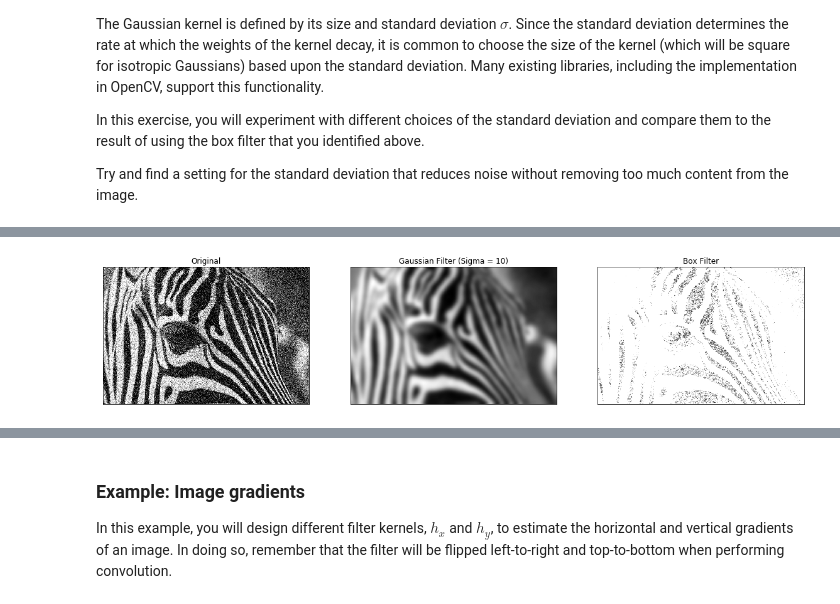
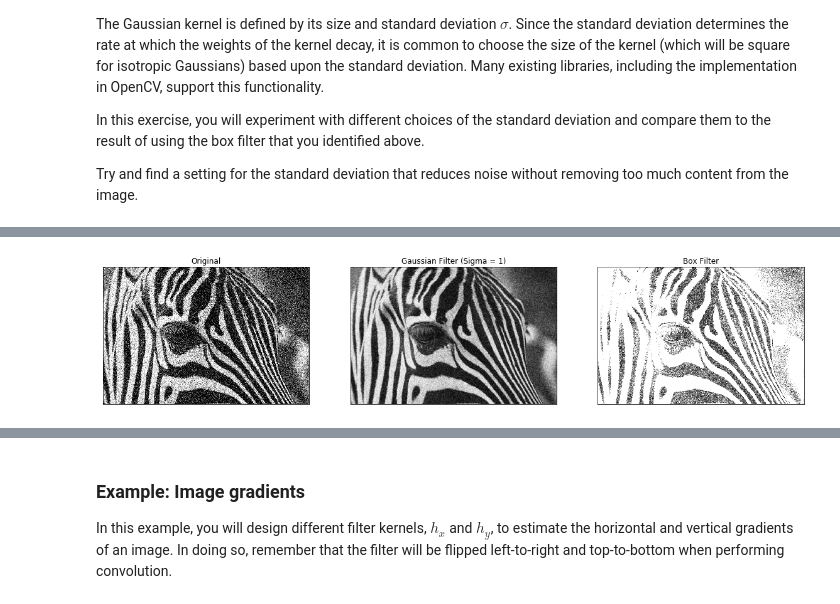
Before and after one commit to duckietown/duckietown-lx, a Jupyter notebook: visual_lane_servoing/solution/04-Image-Filtering/image_filtering.ipynb, the cells around one changed output, grey strips where cells are left out. Drawn from its saved outputs; the diff is of its cells as text; code cells hidden in the pictures.

```diff
--- a/visual_lane_servoing/solution/04-Image-Filtering/image_filtering.ipynb
+++ b/visual_lane_servoing/solution/04-Image-Filtering/image_filtering.ipynb
@@ -70,7 +66,8 @@ Can you find the filter width above which too much detail is lost? Try lowering
 # %%
-
-width = 4    # TODO CHANGE ME
-hbox = np.random.rand(width,width)
+# TODO: Create a 3x3 box filter and compare the result of convolving the noisy image above with larger box filters.
+#       Can you find the filter width above which too much detail is lost?
+width = 3
+hbox = np.random.rand(width,width) # CHANGE ME
 
 # load the image
 img = cv2.imread('../images/image_filtering/zebra-noisy.jpg', 0)
@@ -122,21 +115,23 @@ Identify a setting for the standard deviation that removes noise while not elimi
 # %%
-sigma = 10    # TODO CHANGE ME
+# TODO: Experiment with different settings for the standard deviation of the Gaussian and compare the results to a box filter.
+#.      Identify a setting for the standard deviation that removes noise while not eliminating too much valid content.
+sigma = 1
 
 # Smooth the image using a Gaussian kernel
 img_gaussian_filter = cv2.GaussianBlur(img,(0,0), sigma)
 
 # Visualize the filtered image alongside the original image.
 fig = plt.figure(figsize = (20,20))
 ax1 = fig.add_subplot(1,3,1)
 ax1.imshow(img,cmap = 'gray')
 ax1.set_title('Original'), ax1.set_xticks([]), ax1.set_yticks([])
 ax2 = fig.add_subplot(1,3,2)
 ax2.imshow(img_gaussian_filter,cmap = 'gray')
 ax2.set_title('Gaussian Filter (Sigma = ' + str(sigma) +')'), ax2.set_xticks([]), ax2.set_yticks([]);
 ax3 = fig.add_subplot(1,3,3)
 ax3.imshow(img_box_filter,cmap = 'gray')
 ax3.set_title('Box Filter'), ax3.set_xticks([]), ax3.set_yticks([]);
 # %% [output]
-[figure, old version]
+[figure, new version]
 # %% [markdown]
 ## Enhancing Edges
```
Also changed, not shown: parts of 7 cells of this notebook, 4 other files.
